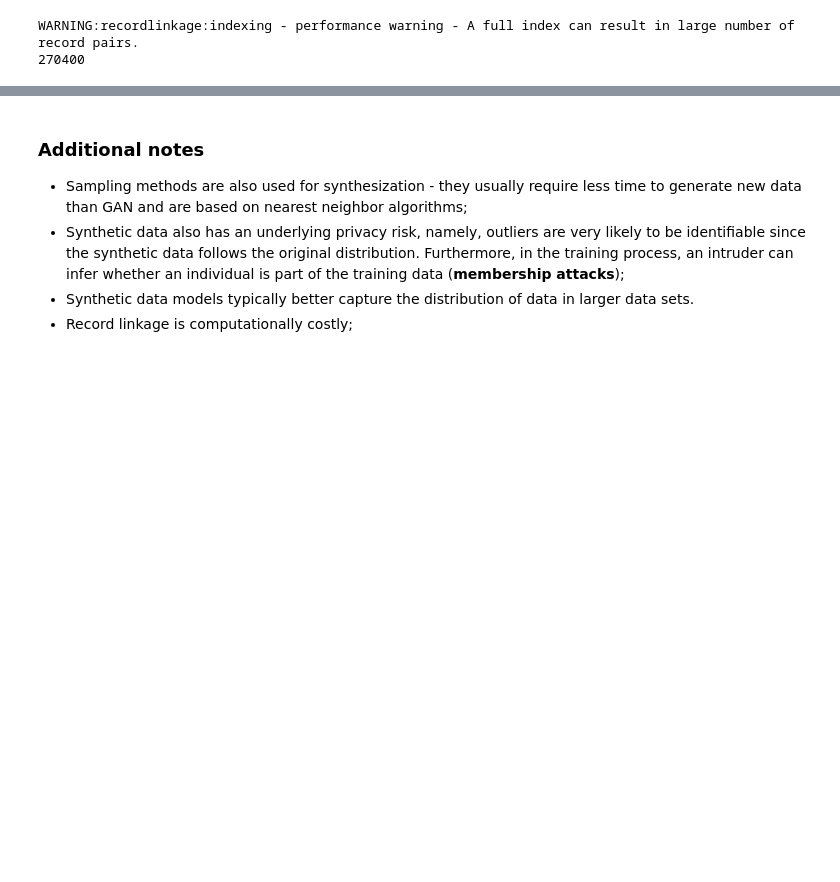
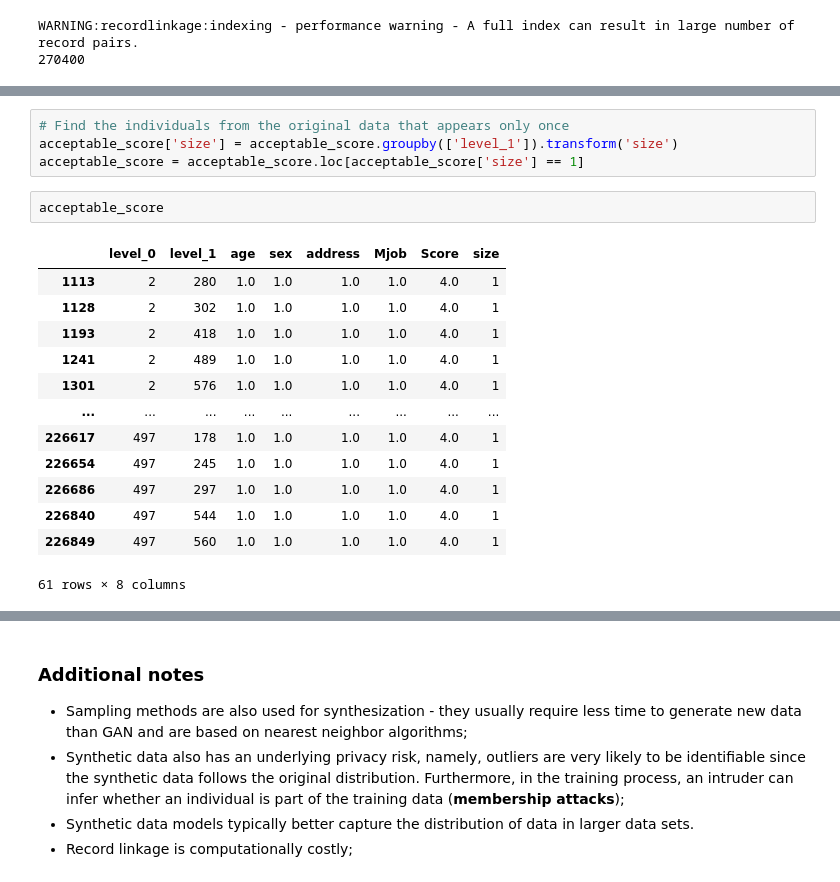
Before and after one commit to tmcarvalho/hands-on-data-deidentification, a Jupyter notebook: S6-Current directions.ipynb, the cells around one changed output, grey strips where cells are left out. Saved outputs shown, nothing was run; the diff lists cells and outputs as text; blank space fills up the shorter version.

```diff
--- a/S6-Current directions.ipynb
+++ b/S6-Current directions.ipynb
@@ -314,0 +257,20 @@ acceptable_score.loc[(acceptable_score.groupby(['level_0', 'level_1']).transform
+# %%
+# Find the individuals from the original data that appears only once
+acceptable_score['size'] = acceptable_score.groupby(['level_1']).transform('size')
+acceptable_score = acceptable_score.loc[acceptable_score['size'] == 1]
+# %%
+acceptable_score
+# %% [output]
+|  | level_0 | level_1 | age | sex | address | Mjob | Score | size |
+| 1113 | 2 | 280 | 1.0 | 1.0 | 1.0 | 1.0 | 4.0 | 1 |
+| 1128 | 2 | 302 | 1.0 | 1.0 | 1.0 | 1.0 | 4.0 | 1 |
+| 1193 | 2 | 418 | 1.0 | 1.0 | 1.0 | 1.0 | 4.0 | 1 |
+| 1241 | 2 | 489 | 1.0 | 1.0 | 1.0 | 1.0 | 4.0 | 1 |
+| 1301 | 2 | 576 | 1.0 | 1.0 | 1.0 | 1.0 | 4.0 | 1 |
+| ... | ... | ... | ... | ... | ... | ... | ... | ... |
+| 226617 | 497 | 178 | 1.0 | 1.0 | 1.0 | 1.0 | 4.0 | 1 |
+| 226654 | 497 | 245 | 1.0 | 1.0 | 1.0 | 1.0 | 4.0 | 1 |
+| 226686 | 497 | 297 | 1.0 | 1.0 | 1.0 | 1.0 | 4.0 | 1 |
+| 226840 | 497 | 544 | 1.0 | 1.0 | 1.0 | 1.0 | 4.0 | 1 |
+| 226849 | 497 | 560 | 1.0 | 1.0 | 1.0 | 1.0 | 4.0 | 1 |
+61 rows × 8 columns
```
Also changed, not shown: parts of 24 cells of this notebook, 1 other file.
